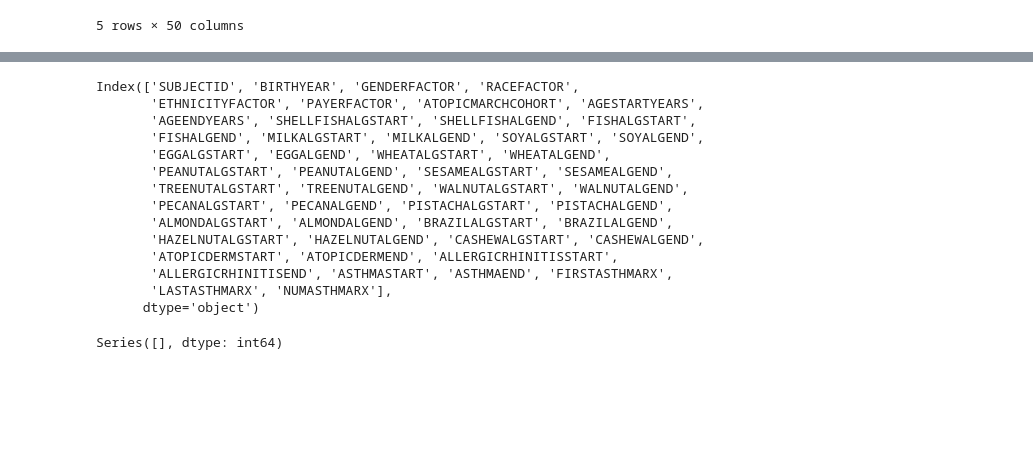
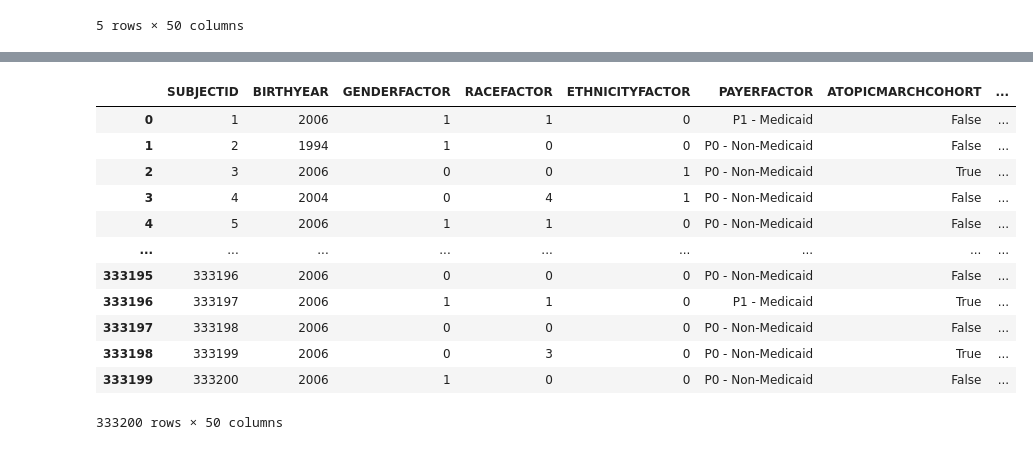
Before and after one commit to kesleygurnett/Final-Project-Data-Moms, a Jupyter notebook: Data/Python column recode.ipynb, the cells around one changed output, grey strips where cells are left out. Saved outputs shown, nothing was run; the diff lists cells and outputs as text; code cells hidden in the pictures; blank space fills up the shorter version.

```diff
--- a/Data/Python column recode.ipynb
+++ b/Data/Python column recode.ipynb
@@ -142,21 +126,16 @@ allergy.drop(['ATOPICMARCHCOHORT'], axis=1)
-# %%
-allergy.columns
-# %% [output]
-Index(['SUBJECTID', 'BIRTHYEAR', 'GENDERFACTOR', 'RACEFACTOR',
-       'ETHNICITYFACTOR', 'PAYERFACTOR', 'ATOPICMARCHCOHORT', 'AGESTARTYEARS',
-       'AGEENDYEARS', 'SHELLFISHALGSTART', 'SHELLFISHALGEND', 'FISHALGSTART',
-       'FISHALGEND', 'MILKALGSTART', 'MILKALGEND', 'SOYALGSTART', 'SOYALGEND',
-       'EGGALGSTART', 'EGGALGEND', 'WHEATALGSTART', 'WHEATALGEND',
-       'PEANUTALGSTART', 'PEANUTALGEND', 'SESAMEALGSTART', 'SESAMEALGEND',
-       'TREENUTALGSTART', 'TREENUTALGEND', 'WALNUTALGSTART', 'WALNUTALGEND',
-       'PECANALGSTART', 'PECANALGEND', 'PISTACHALGSTART', 'PISTACHALGEND',
-       'ALMONDALGSTART', 'ALMONDALGEND', 'BRAZILALGSTART', 'BRAZILALGEND',
-       'HAZELNUTALGSTART', 'HAZELNUTALGEND', 'CASHEWALGSTART', 'CASHEWALGEND',
-       'ATOPICDERMSTART', 'ATOPICDERMEND', 'ALLERGICRHINITISSTART',
-       'ALLERGICRHINITISEND', 'ASTHMASTART', 'ASTHMAEND', 'FIRSTASTHMARX',
-       'LASTASTHMARX', 'NUMASTHMARX'],
-      dtype='object')
-# %%
-allergy.value_counts()
-# %% [output]
-Series([], dtype: int64)
+# %%
+allergy.fillna(0)
+# %% [output]
+|  | SUBJECTID | BIRTHYEAR | GENDERFACTOR | RACEFACTOR | ETHNICITYFACTOR | PAYERFACTOR | ATOPICMARCHCOHORT | ... |
+| 0 | 1 | 2006 | 1 | 1 | 0 | P1 - Medicaid | False | ... |
+| 1 | 2 | 1994 | 1 | 0 | 0 | P0 - Non-Medicaid | False | ... |
+| 2 | 3 | 2006 | 0 | 0 | 1 | P0 - Non-Medicaid | True | ... |
+| 3 | 4 | 2004 | 0 | 4 | 1 | P0 - Non-Medicaid | False | ... |
+| 4 | 5 | 2006 | 1 | 1 | 0 | P0 - Non-Medicaid | False | ... |
+| ... | ... | ... | ... | ... | ... | ... | ... | ... |
+| 333195 | 333196 | 2006 | 0 | 0 | 0 | P0 - Non-Medicaid | False | ... |
+| 333196 | 333197 | 2006 | 1 | 1 | 0 | P1 - Medicaid | True | ... |
+| 333197 | 333198 | 2006 | 0 | 0 | 0 | P0 - Non-Medicaid | False | ... |
+| 333198 | 333199 | 2006 | 0 | 3 | 0 | P0 - Non-Medicaid | True | ... |
+| 333199 | 333200 | 2006 | 1 | 0 | 0 | P0 - Non-Medicaid | False | ... |
+333200 rows × 50 columns
```
Also changed, not shown: parts of 3 cells of this notebook.
